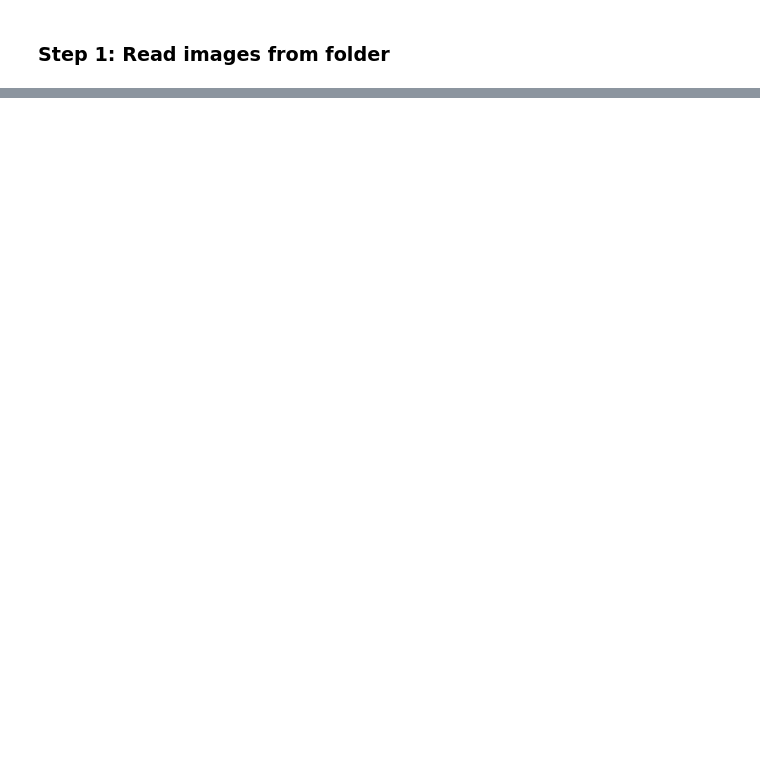
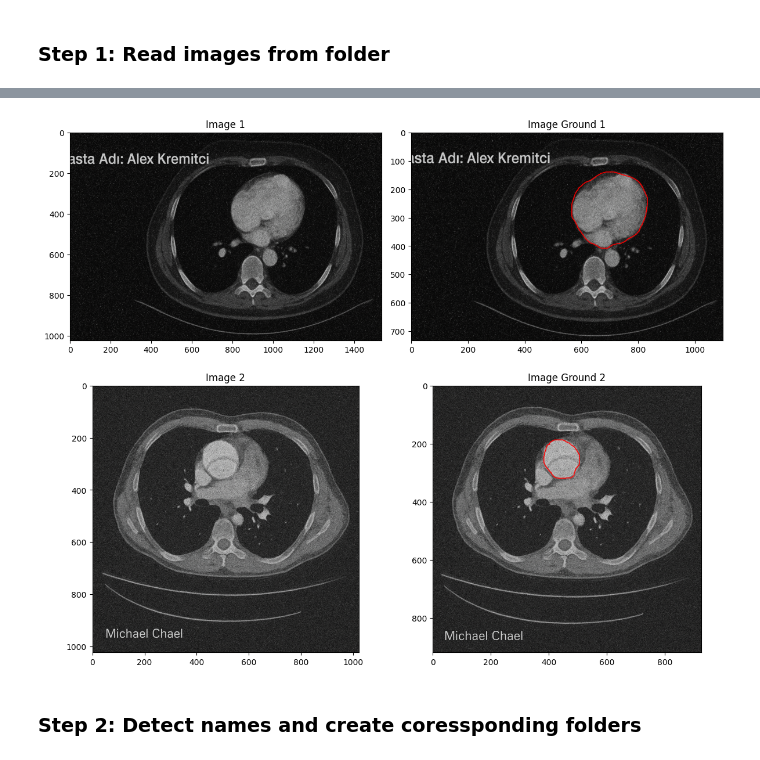
Before and after one commit to merteldem1r/Computer-Vision-COME370, a Jupyter notebook: Project/Solution/solution.ipynb, the cells around one changed output, grey strips where cells are left out. Drawn from its saved outputs; the diff is of its cells as text; code cells hidden in the pictures; blank space fills up the shorter version.

```diff
--- a/Project/Solution/solution.ipynb
+++ b/Project/Solution/solution.ipynb
@@ -27,2 +7,18 @@ Image paths:
 # %% [markdown]
 ### **Step 1**: Read images from folder
+# %%
+# Image paths
+IMAGES_PATHS = [
+    os.path.abspath(os.path.join(os.getcwd(), "images", "I1.png")),
+    os.path.abspath(os.path.join(os.getcwd(), "images", "I2.png"))
+]
+
+IMAGES_GND_PATHS = [
+    os.path.abspath(os.path.join(os.getcwd(), "images", "I1_gnd.png")),
+    os.path.abspath(os.path.join(os.getcwd(), "images", "I2_gnd.png"))
+]
+
+print("Image paths:")
+for i in range(len(IMAGES_PATHS)):
+    print(f"Image {i+1}: {IMAGES_PATHS[i]}")
+    print(f"Ground Image{i+1}: {IMAGES_GND_PATHS[i]}")
@@ -28,0 +31,20 @@ Image paths:
+# %%
+fig, axes = plt.subplots(len(IMAGES_PATHS), 2,
+                         figsize=(12, 5*len(IMAGES_PATHS)))
+
+for i in range(len(IMAGES_PATHS)):
+    img = cv2.imread(IMAGES_PATHS[i], cv2.IMREAD_COLOR)
+    gnd_img = cv2.imread(IMAGES_GND_PATHS[i], cv2.IMREAD_COLOR)
+
+    axes[i, 0].imshow(cv2.cvtColor(img, cv2.COLOR_BGR2RGB))
+    axes[i, 0].set_title(f"Image {i+1}")
+
+    axes[i, 1].imshow(cv2.cvtColor(gnd_img, cv2.COLOR_BGR2RGB))
+    axes[i, 1].set_title(f"Image Ground {i+1}")
+
+plt.tight_layout()
+plt.show()
+# %% [output]
+[figure, added]
+# %% [markdown]
+### **Step 2**: Detect names and create coressponding folders
```
Also changed, not shown: parts of 6 cells of this notebook, 1 other file.
